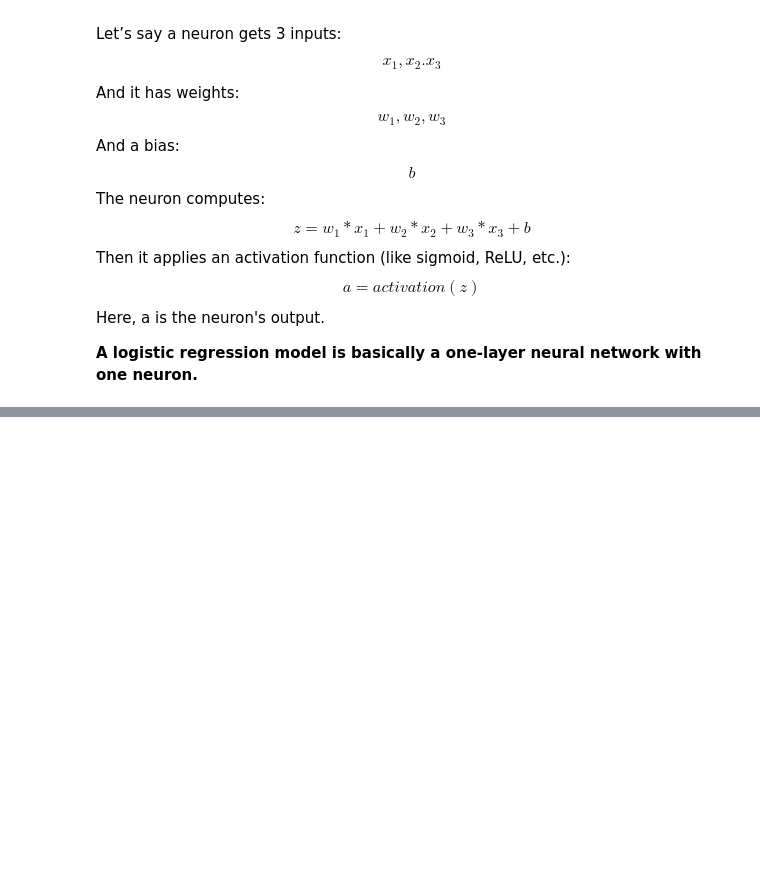
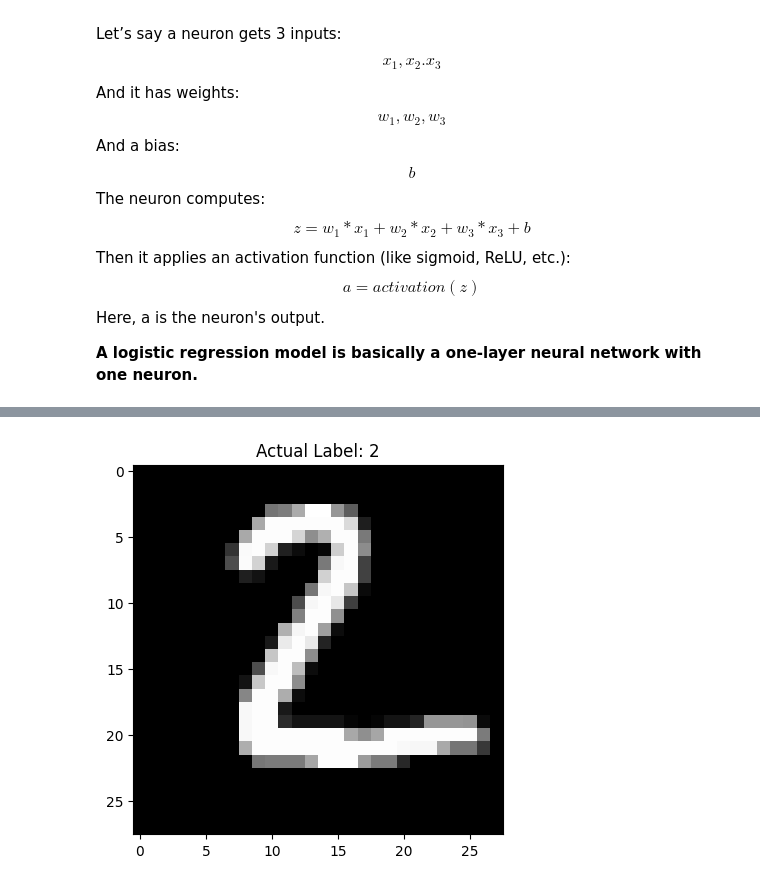
Before and after one commit to Numanur/data-science-ml, a Jupyter notebook: Deep_Learning.ipynb, the cells around one changed output, grey strips where cells are left out. Cells and saved outputs as stored; diff of their text form; code cells hidden in the pictures; blank space fills up the shorter version.

```diff
--- a/Deep_Learning.ipynb
+++ b/Deep_Learning.ipynb
@@ -26,0 +129,7 @@ Here, a is the neuron's output.
+# %%
+sample_image = X_test[1]
+plt.imshow(sample_image, cmap='gray')
+plt.title(f"Actual Label: {np.argmax(y_test[1])}")
+plt.show()
+# %% [output]
+[figure, added]
```
Also changed, not shown: parts of 24 cells of this notebook.
